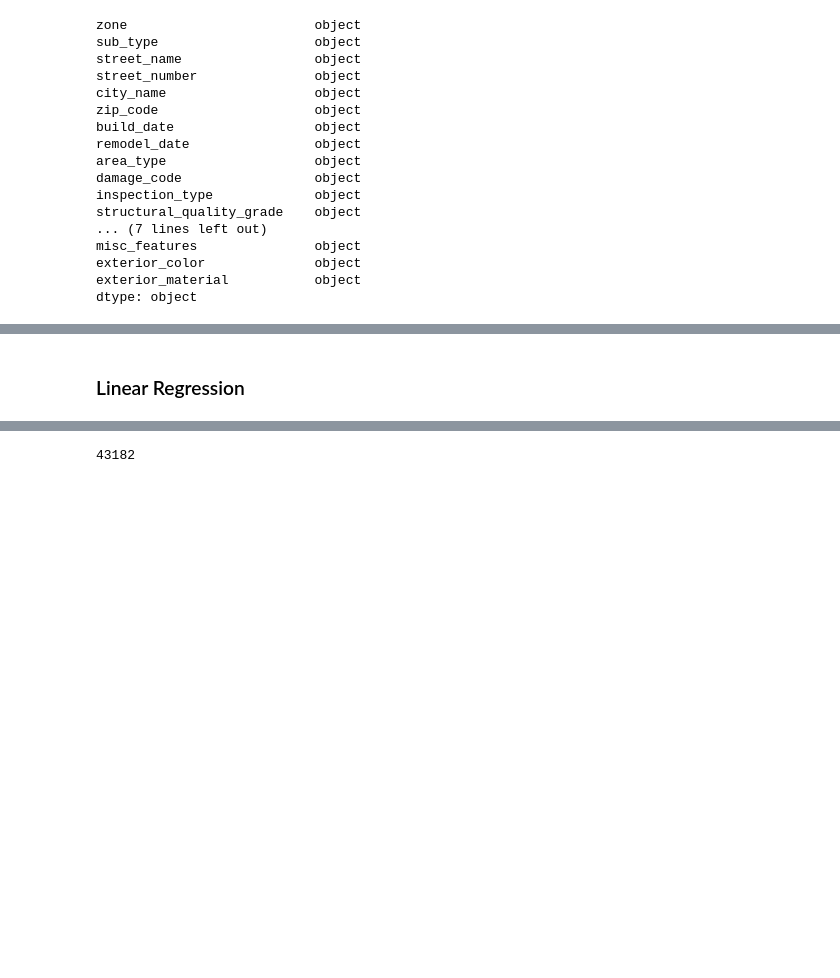
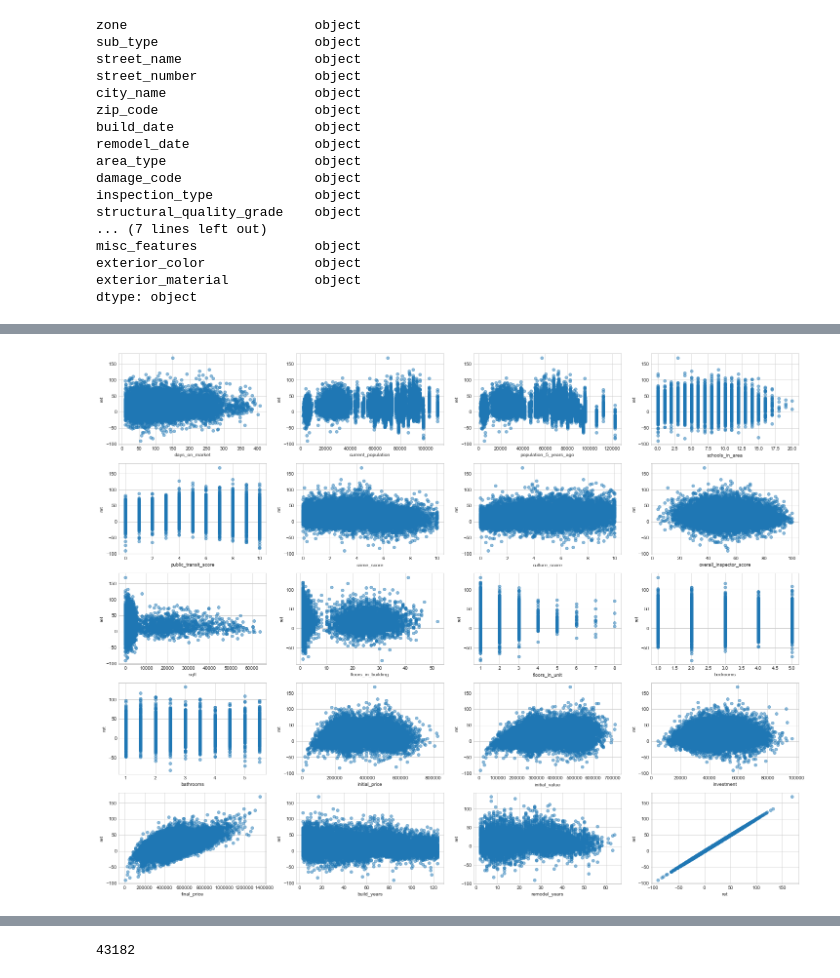
Before and after one commit to kristineguan/2018Enova_DataSmackdown, a Jupyter notebook: Enova Data Smackdown.ipynb, the cells around one changed output, grey strips where cells are left out. Saved outputs shown, nothing was run; the diff lists cells and outputs as text; code cells hidden in the pictures; blank space fills up the shorter version.

```diff
--- a/Enova Data Smackdown.ipynb
+++ b/Enova Data Smackdown.ipynb
@@ -195,5 +180,12 @@ for i in range(len(l_num)):
-# %% [markdown]
-### Linear Regression
+# %%
+fig = plt.figure(figsize=(25,20))
+for i in range(len(l_num)):
+    ax=fig.add_subplot(5, 4, i+1)
+    ax.scatter(df[l_num[i]],df['ret'],alpha=0.5)
+    ax.set_xlabel(l_num[i])
+    ax.set_ylabel('ret')
+# %% [output]
+[figure, added]
 # %%
 corr=df.select_dtypes(exclude=['object']).corr()
 plt.figure(figsize=(8,8))
```
Also changed, not shown: parts of 68 cells of this notebook.
